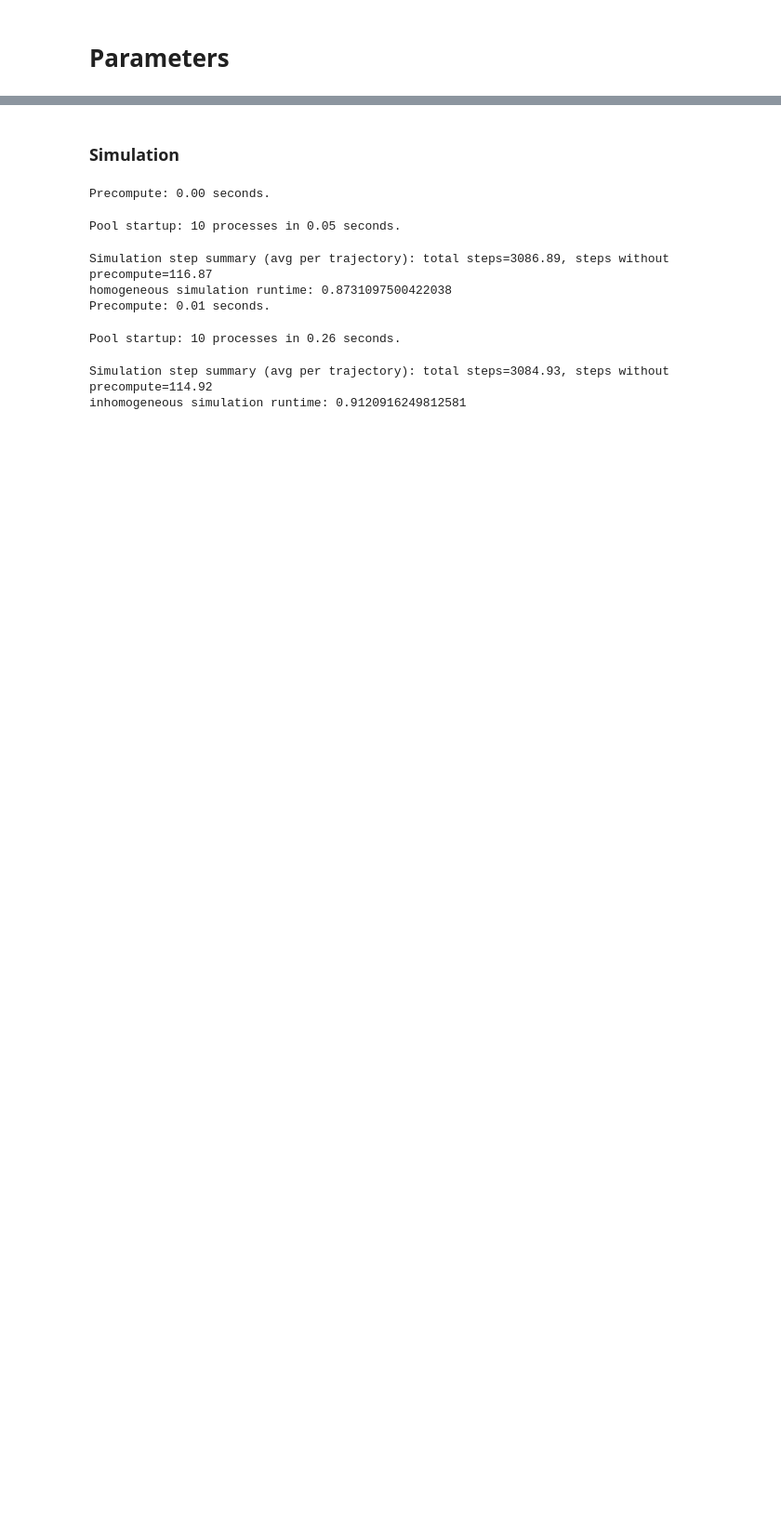
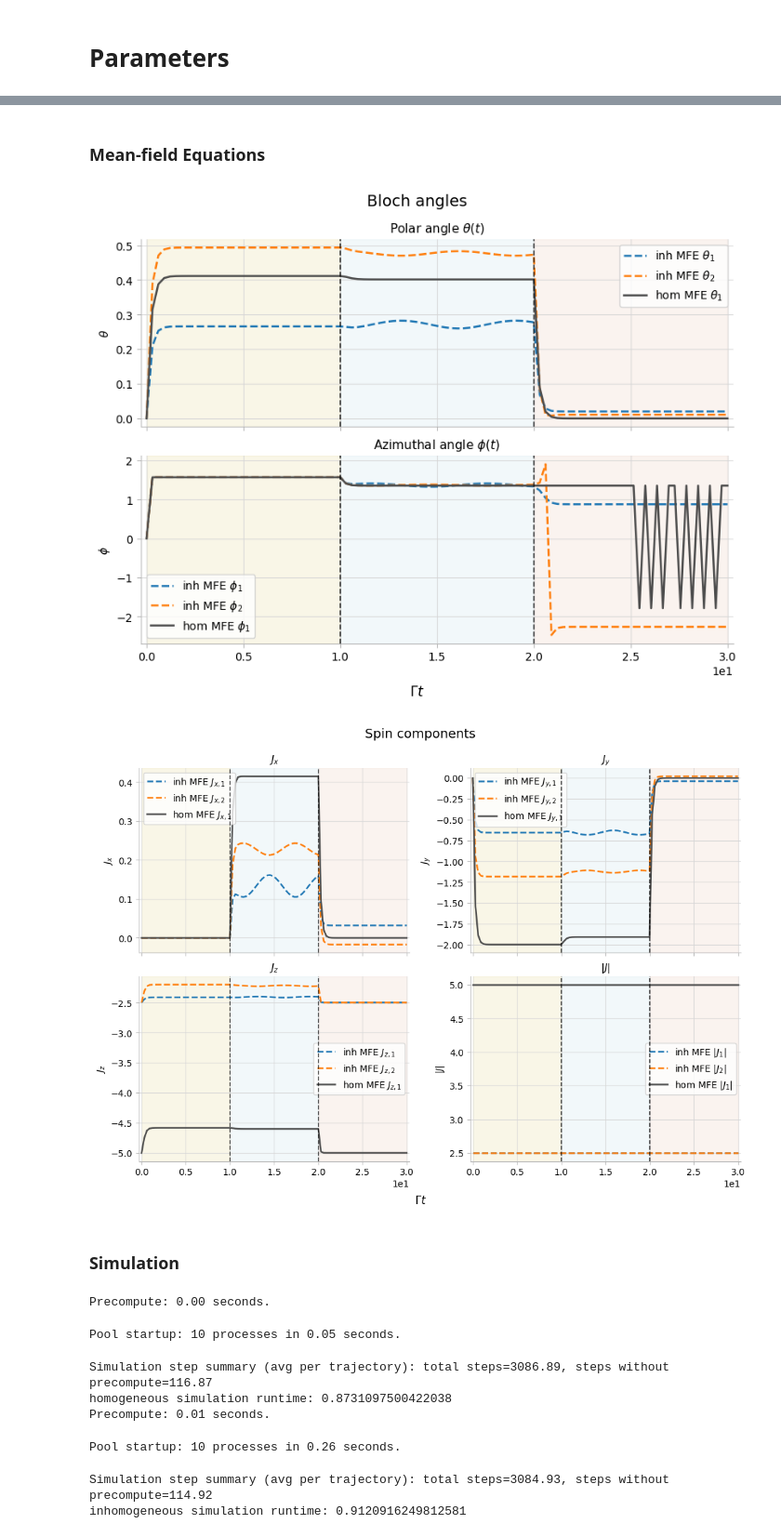
Before and after one commit to AsharKamal98/cavity-OAT, a Jupyter notebook: developer.ipynb, the cells around one changed output, grey strips where cells are left out. Shown at 93% size. Cells and saved outputs as stored; diff of their text form; code cells hidden in the pictures; blank space fills up the shorter version.

Commit message:
refactor: moved j moments plotting to common plotting

```diff
--- a/developer.ipynb
+++ b/developer.ipynb
@@ -16,0 +68,2 @@ output_dir = Path("output")
+# %% [markdown]
+### Mean-field Equations
@@ -17,3 +109,44 @@ output_dir = Path("output")
+# %%
+from common.plotting import (
+    plot_bloch_angles,
+    plot_spin_components,
+)
+
+fig, axes = plot_bloch_angles(
+    inh_moments.mfe,
+    phases=phases,
+    label="inh MFE",
+    colour_index=0,
+    linestyle="--",
+)
+fig, axes = plot_bloch_angles(
+    h_moments.mfe,
+    phases=phases,
+    label="hom MFE",
+    axes=axes,
+    colour_index=4,
+    output_path=output_dir / "MFE_angles.png",
+)
+
+fig, axes = plot_spin_components(
+    inh_moments.mfe,
+    phases=phases,
+    label="inh MFE",
+    colour_index=0,
+    linestyle="--",
+)
+
+fig, axes = plot_spin_components(
+    h_moments.mfe,
+    phases=phases,
+    label="hom MFE",
+    axes=axes,
+    colour_index=4,
+    # output_path=output_dir / "MFE_spin_components.png",
+)
+# %% [output]
+[figure, added]
+[figure, added]
 # %% [markdown]
 ### Simulation
 # %%
```
Also changed, not shown: parts of 8 cells of this notebook, 28 other files.
